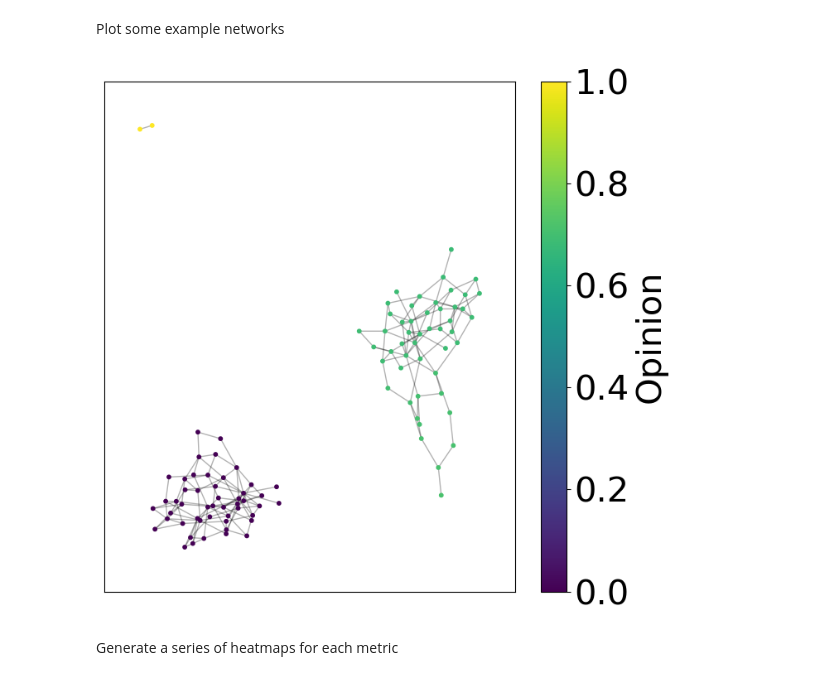
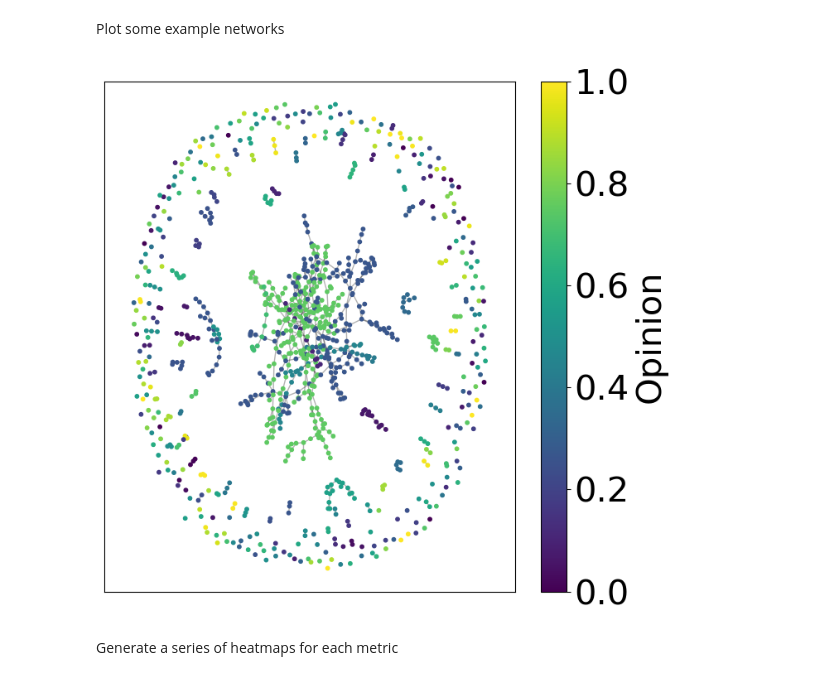
Before and after one commit to matijsv/CSS_SocialPolarization, a Jupyter notebook: demo.ipynb, the cells around one changed output. Drawn from its saved outputs; the diff is of its cells as text; code cells hidden in the pictures.

```diff
--- a/demo.ipynb
+++ b/demo.ipynb
@@ -3,12 +3,12 @@ Plot some example networks
 # %%
 from opynions.core.utils import get_graphs, get_opinion_hist
 from opynions.analysis.utils import plot_graph
 
-g, _ = get_graphs(1, 100, 100, 0.2, 0.2, 2)
+g, _ = get_graphs(1, 1000, 10000, 0.1, 0.2, 20)
 get_opinion_hist
 plot_graph(g[0])
 # %% [output]
-[figure, old version]
+[figure, new version]
 # %% [markdown]
 Generate a series of heatmaps for each metric
 # %% [markdown]
```
Also changed, not shown: parts of 1 cell of this notebook, 8 other files.
